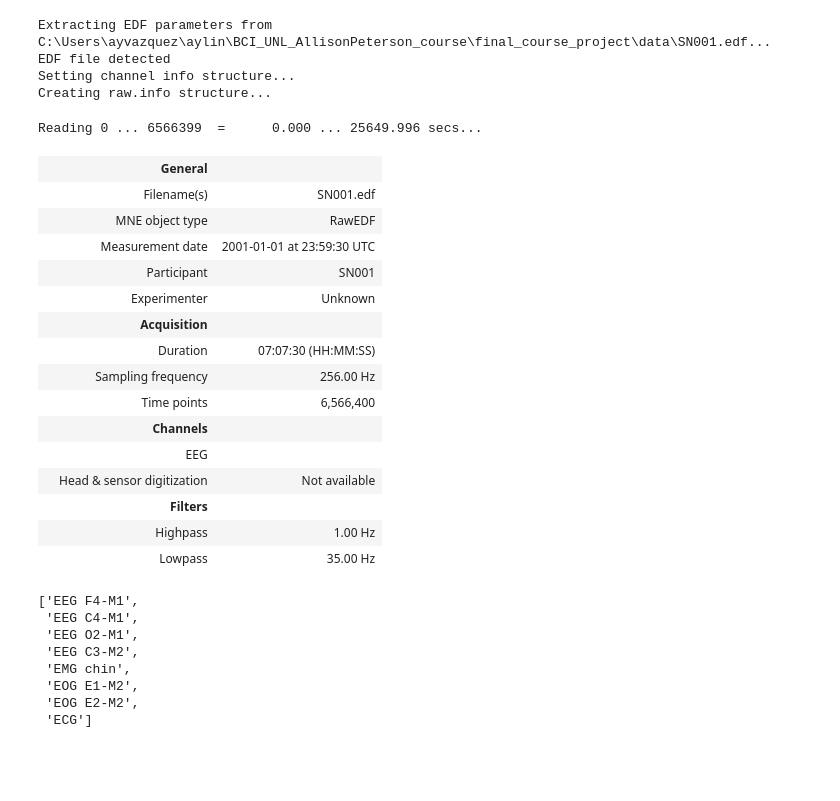
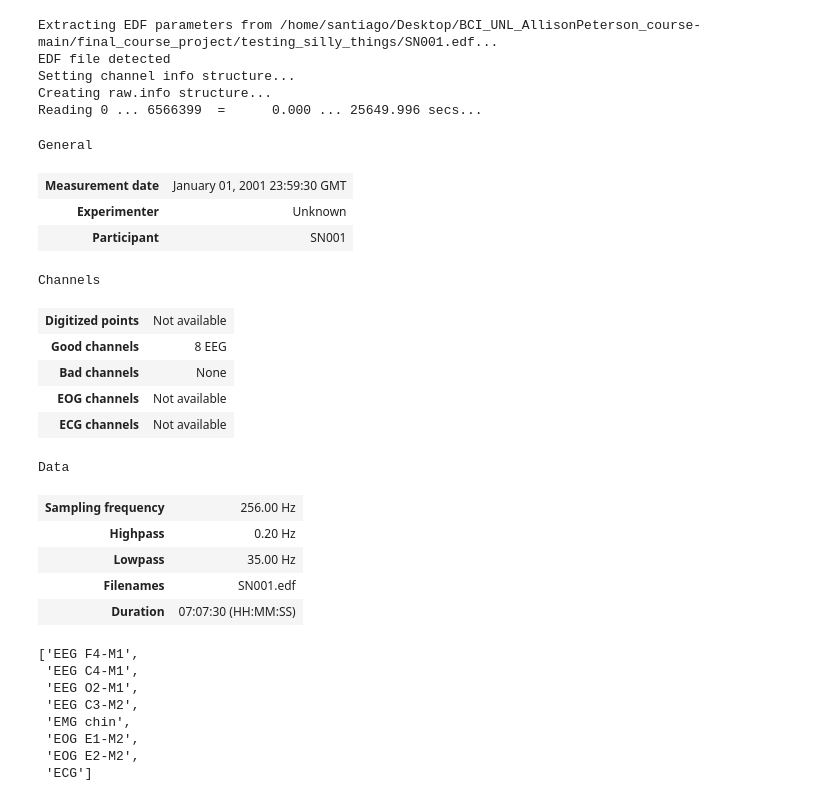
Before and after one commit to aylinavch/BCI_UNL_AllisonPeterson_course, a Jupyter notebook: final_course_project/testing_silly_things/sleep_scoring_testing.ipynb, the cells around one changed output. Drawn from its saved outputs; the diff is of its cells as text; code cells hidden in the pictures; blank space fills up the shorter version.

```diff
--- a/final_course_project/testing_silly_things/sleep_scoring_testing.ipynb
+++ b/final_course_project/testing_silly_things/sleep_scoring_testing.ipynb
@@ -2,30 +2,30 @@
 import mne
 import numpy as np
 # %%
-raw = mne.io.read_raw_edf(r'C:\Users\ayvazquez\aylin\BCI_UNL_AllisonPeterson_course\final_course_project\data\SN001.edf', preload=True)
+raw = mne.io.read_raw_edf('SN001.edf', preload=True)
 raw
 # %% [output]
-Extracting EDF parameters from C:\Users\ayvazquez\aylin\BCI_UNL_AllisonPeterson_course\final_course_project\data\SN001.edf...
+Extracting EDF parameters from /home/santiago/Desktop/BCI_UNL_AllisonPeterson_course-main/final_course_project/testing_silly_things/SN001.edf...
 EDF file detected
 Setting channel info structure...
 Creating raw.info structure...
+Reading 0 ... 6566399  =      0.000 ... 25649.996 secs...
-Reading 0 ... 6566399  =      0.000 ... 25649.996 secs...
+General
-|  | General |  |
-|  | Filename(s) | SN001.edf |
-|  | MNE object type | RawEDF |
-|  | Measurement date | 2001-01-01 at 23:59:30 UTC |
-|  | Participant | SN001 |
-|  | Experimenter | Unknown |
-|  | Acquisition |  |
-|  | Duration | 07:07:30 (HH:MM:SS) |
-|  | Sampling frequency | 256.00 Hz |
-|  | Time points | 6,566,400 |
-|  | Channels |  |
-|  | EEG |  |
-|  | Head & sensor digitization | Not available |
-|  | Filters |  |
-|  | Highpass | 1.00 Hz |
-|  | Lowpass | 35.00 Hz |
+| Measurement date | January 01, 2001 23:59:30 GMT |
+| Experimenter | Unknown |
+| Participant | SN001 |
+Channels
+| Digitized points | Not available |
+| Good channels | 8 EEG |
+| Bad channels | None |
+| EOG channels | Not available |
+| ECG channels | Not available |
+Data
+| Sampling frequency | 256.00 Hz |
+| Highpass | 0.20 Hz |
+| Lowpass | 35.00 Hz |
+| Filenames | SN001.edf |
+| Duration | 07:07:30 (HH:MM:SS) |
 # %%
 raw.info['ch_names']
 # %% [output]
```
Also changed, not shown: parts of 4 cells of this notebook.
